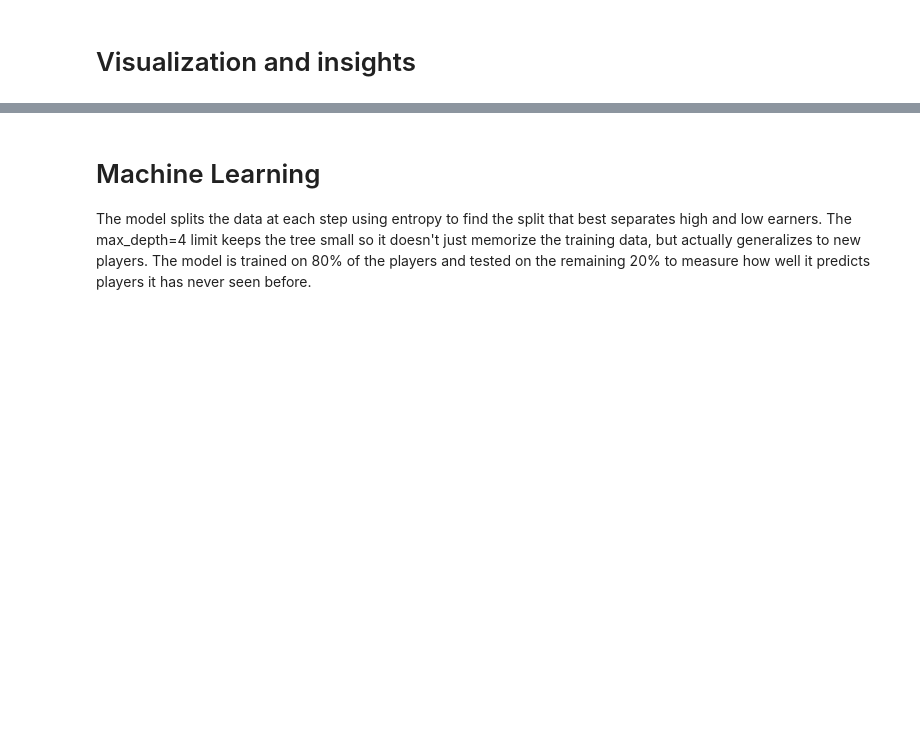
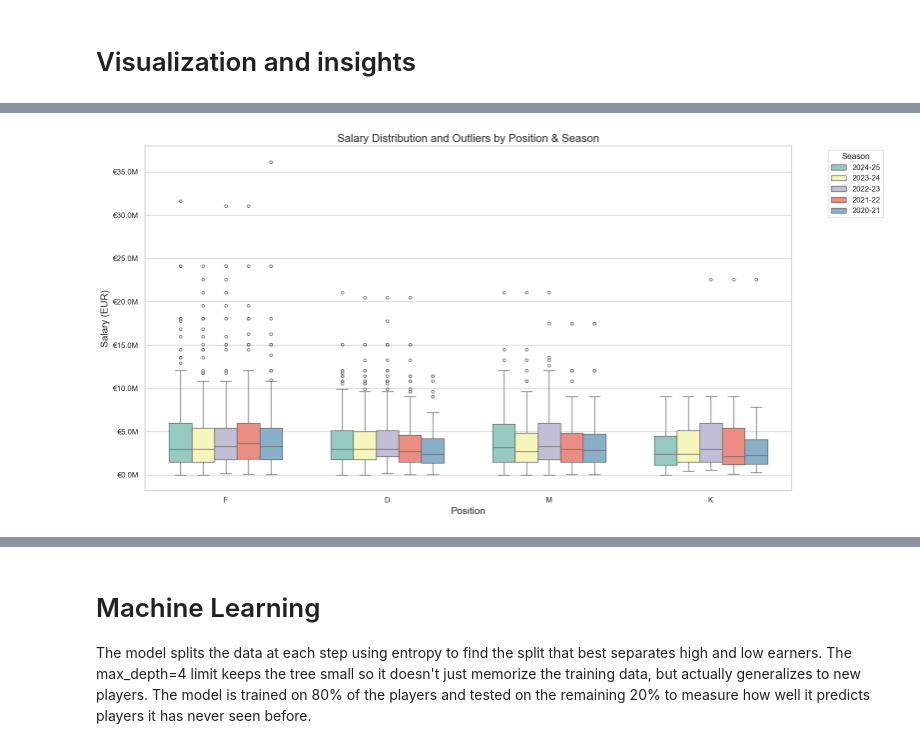
Before and after one commit to uic-cs418/group-project-beyond-the-bears, a Jupyter notebook: Project.ipynb, the cells around one changed output, grey strips where cells are left out. Cells and saved outputs as stored; diff of their text form; code cells hidden in the pictures; blank space fills up the shorter version.

```diff
--- a/Project.ipynb
+++ b/Project.ipynb
@@ -172,0 +181,5 @@ Total Columns: 106
+# %%
+from plotting_functions import plot_salary_boxplot_by_position_and_season
+plot_salary_boxplot_by_position_and_season(combined_df)
+# %% [output]
+[figure, added]
```
Also changed, not shown: parts of 12 cells of this notebook, 1 other file.
